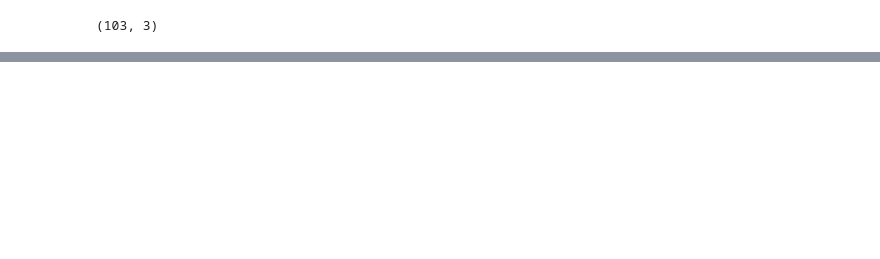
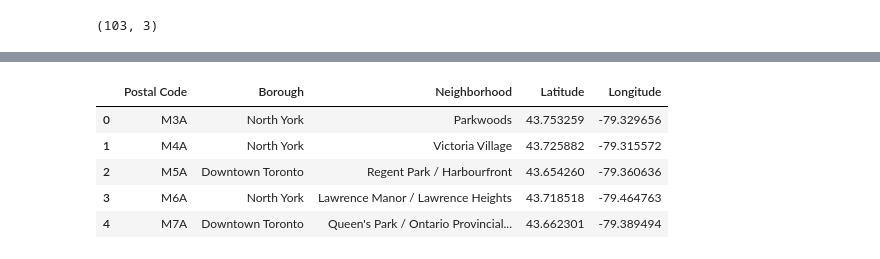
Before and after one commit to isepulvedamunoz/Coursera_Capstone, a Jupyter notebook: Segmenting and Clustering Neighborhoods in Toronto.ipynb, the cells around one changed output, grey strips where cells are left out. Saved outputs shown, nothing was run; the diff lists cells and outputs as text; code cells hidden in the pictures; blank space fills up the shorter version.

```diff
--- a/Segmenting and Clustering Neighborhoods in Toronto.ipynb
+++ b/Segmenting and Clustering Neighborhoods in Toronto.ipynb
@@ -71,0 +32,10 @@ df_merge.head()
+# %%
+source = requests.get('https://en.wikipedia.org/wiki/List_of_postal_codes_of_Canada:_M').text
+soup=BeautifulSoup(source,'lxml')
+print(soup.title)
+from IPython.display import display_html
+tab = str(soup.table)
+
+dfs = pd.read_html(tab)
+df=dfs[0]
+df.head()
@@ -71,0 +50,13 @@ df_merge.head()
+# %%
+
+# Dropping the rows where Borough is 'Not assigned'
+df1 = df[df.Borough != 'Not assigned']
+
+# Combining the neighbourhoods with same Postalcode
+df2 = df1.groupby(['Postal code','Borough'], sort=False).agg(', '.join)
+df2.reset_index(inplace=True)
+
+# Replacing the name of the neighbourhoods which are 'Not assigned' with names of Borough
+df2['Neighborhood'] = np.where(df2['Neighborhood'] == 'Not assigned',df2['Borough'], df2['Neighborhood'])
+
+df2.head()
@@ -113,0 +74,3 @@ geo_data.head()
+# %%
+lat_lon = pd.read_csv('https://cocl.us/Geospatial_data')
+lat_lon.head()
@@ -113,0 +94,10 @@ geo_data.head()
+# %%
+df3 = pd.merge(df2,lat_lon,on='Postal Code')
+df3.head()
+# %% [output]
+|  | Postal Code | Borough | Neighborhood | Latitude | Longitude |
+| 0 | M3A | North York | Parkwoods | 43.753259 | -79.329656 |
+| 1 | M4A | North York | Victoria Village | 43.725882 | -79.315572 |
+| 2 | M5A | Downtown Toronto | Regent Park / Harbourfront | 43.654260 | -79.360636 |
+| 3 | M6A | North York | Lawrence Manor / Lawrence Heights | 43.718518 | -79.464763 |
+| 4 | M7A | Downtown Toronto | Queen's Park / Ontario Provincial... | 43.662301 | -79.389494 |
```
Also changed, not shown: parts of 24 cells of this notebook.
